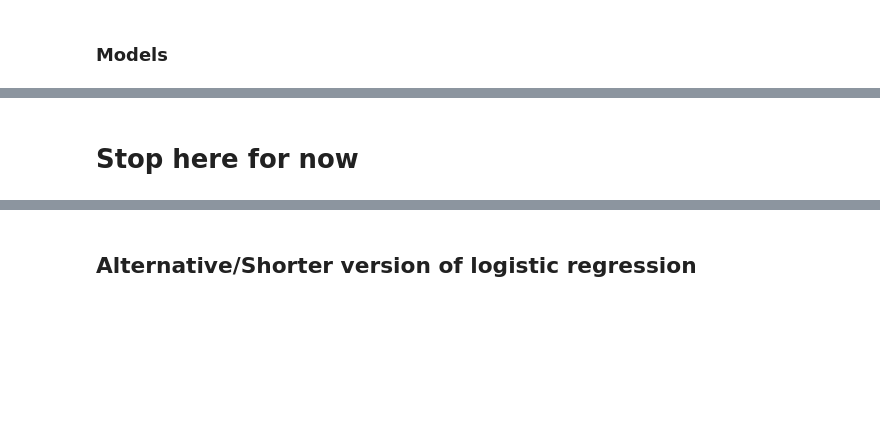
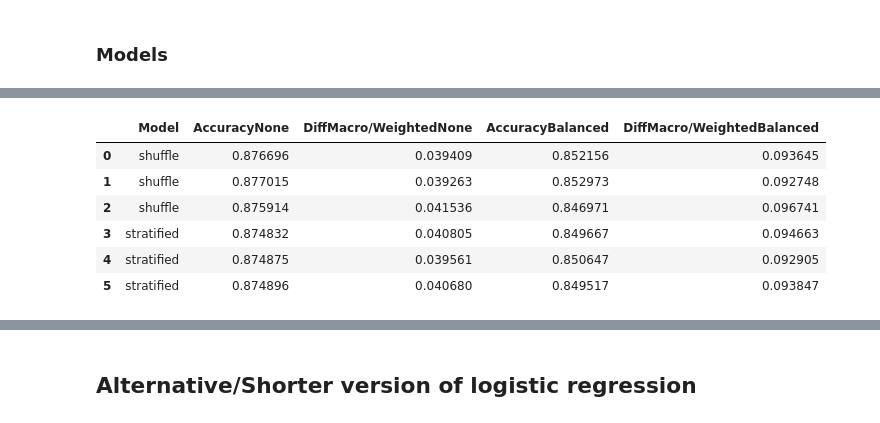
Before and after one commit to ravisiv/AussieWeatherEDA, a Jupyter notebook: MiniLab_Group3_Chowdhury_Mittal_Srivastava_Sivaraman.ipynb, the cells around one changed output, grey strips where cells are left out. Cells and saved outputs as stored; diff of their text form; code cells hidden in the pictures; blank space fills up the shorter version.

```diff
--- a/MiniLab_Group3_Chowdhury_Mittal_Srivastava_Sivaraman.ipynb
+++ b/MiniLab_Group3_Chowdhury_Mittal_Srivastava_Sivaraman.ipynb
@@ -239,9 +244,8 @@ from sklearn.metrics import classification_report
 
 #model stats dataframe columns for class weight balanced and None
 model_stats_columns=["Model","Solver", "C", "Penalty","Iteration",
-                         "AccuracyNone", "MacroAvgPrecisionNone","fprNone", "tprNone",
-                         "AccuracyBalanced","MacroAvgPrecisionBalanced","fprBalanced", "tprBalanced",
-                         "DiffMacroVsBalPrecision",
+                         "AccuracyNone", "MacroAvgPrecisionNone","WeightedAvgPrecisionNone","DiffMacro/WeightedNone","fprNone", "tprNone",
+                         "AccuracyBalanced","MacroAvgPrecisionBalanced","WeightedAvgPrecisionBalanced","DiffMacro/WeightedBalanced","fprBalanced", "tprBalanced",
                          "Classes"
                         ]
 
@@ -344,20 +348,23 @@ def create_log_models(model_type,df, iterations,penalty, C, solver):
                 #Create a dict of these stats for class weight
                 #dict will contain stats for balanced on one run, None for the next run
 
+
                 stats_dict[key] = [acc,
-                                  macro_avg_precision,
-                                  fpr, tpr ]
+                          macro_avg_precision,
+                          weighted_avg_precision,
+                          abs(weighted_avg_precision-macro_avg_precision),
+                          fpr, tpr ]
 
                 print(model_type, solver,cw,C,penalty,iter_num,"✅")
             except Exception as e:
-                #print('Error:', str(e))
+                print('Error:', str(e))
                 raise
             #end try block
         #end first for loop
         #When cursor comes here, model has ran for both None and balanced
         #Create a single row of lists combining none and balanced
 
-        row = [model_type, solver,C,penalty,iter_num] + stats_dict["None"] + stats_dict['balanced'] + [stats_dict["None"][1] - stats_dict["balanced"][1]] + [classes]
+        row = [model_type, solver,C,penalty,iter_num] + stats_dict["None"] + stats_dict['balanced'] + [classes]
         rows.append(row)
         iter_num+=1
     #end next for loop
@@ -486,2 +429,14 @@ model_perf_df.plot(kind='scatter',x='x', y='DiffMacroVsBalPrecision', c='DarkBlu
-# %% [markdown]
-# Stop here for now
+# %%
+#Total models and each model with balanced and None class weight
+
+model_count = len(model_perf_df)
+
+model_perf_df[["Model","AccuracyNone","DiffMacro/WeightedNone","AccuracyBalanced", "DiffMacro/WeightedBalanced"]]
+# %% [output]
+|  | Model | AccuracyNone | DiffMacro/WeightedNone | AccuracyBalanced | DiffMacro/WeightedBalanced |
+| 0 | shuffle | 0.876696 | 0.039409 | 0.852156 | 0.093645 |
+| 1 | shuffle | 0.877015 | 0.039263 | 0.852973 | 0.092748 |
+| 2 | shuffle | 0.875914 | 0.041536 | 0.846971 | 0.096741 |
+| 3 | stratified | 0.874832 | 0.040805 | 0.849667 | 0.094663 |
+| 4 | stratified | 0.874875 | 0.039561 | 0.850647 | 0.092905 |
+| 5 | stratified | 0.874896 | 0.040680 | 0.849517 | 0.093847 |
```
Also changed, not shown: parts of 25 cells of this notebook.
